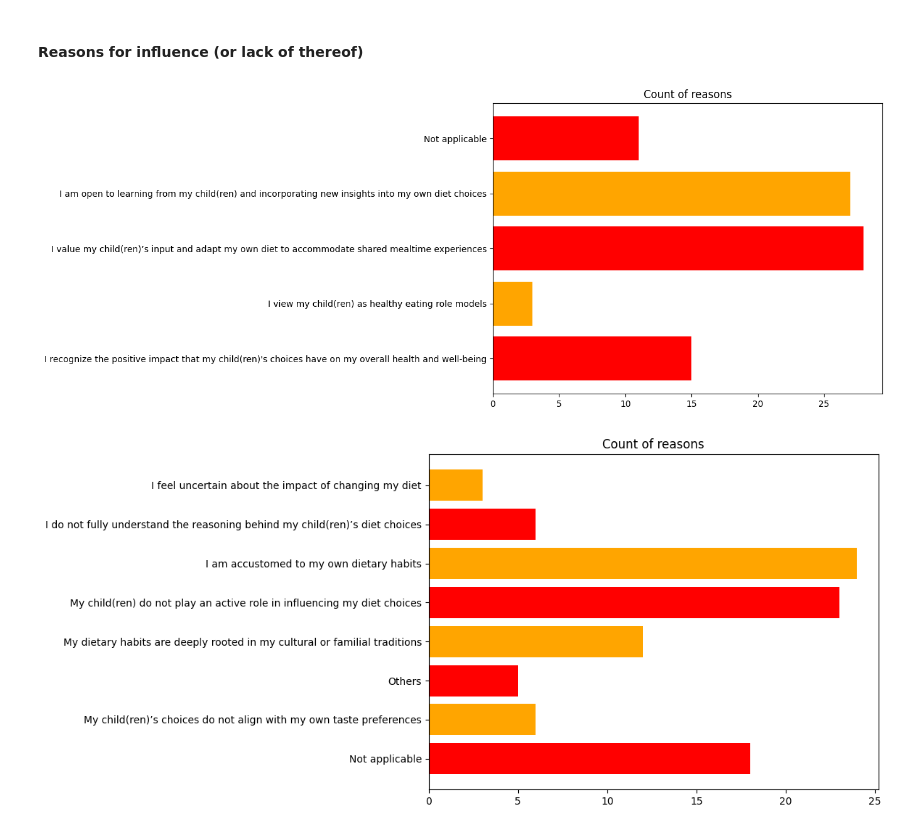
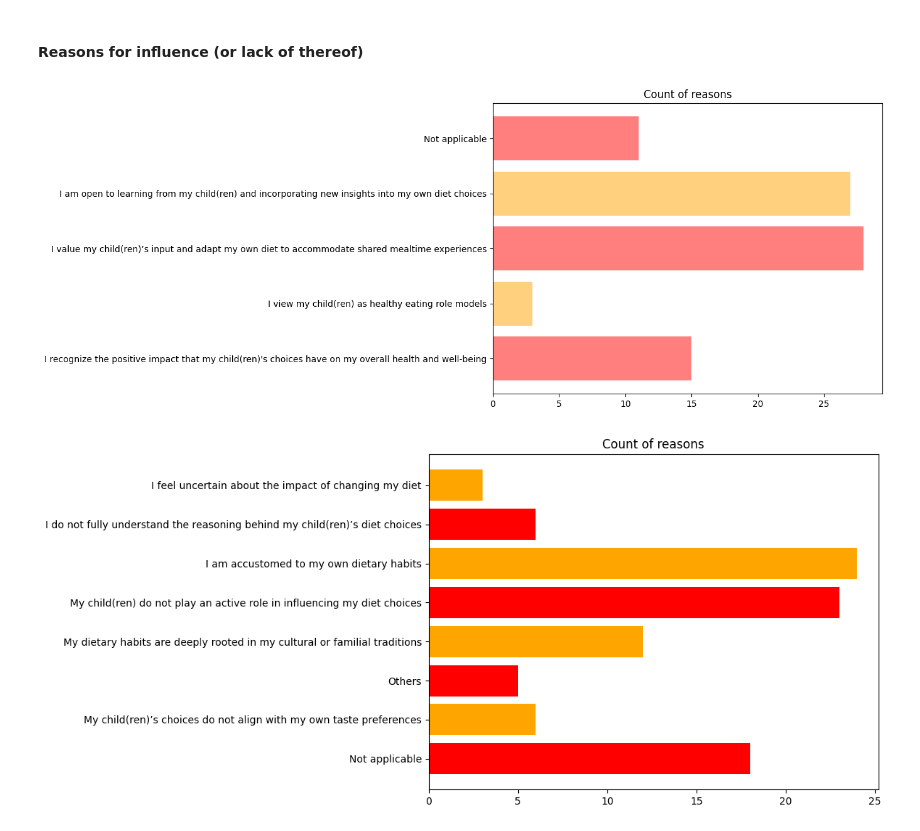
Before and after one commit to sshinanjaya/fyp-23, a Jupyter notebook: FYP/code/EDA.ipynb, the cells around one changed output. Saved outputs shown, nothing was run; the diff lists cells and outputs as text; code cells hidden in the pictures.

```diff
--- a/FYP/code/EDA.ipynb
+++ b/FYP/code/EDA.ipynb
@@ -275,9 +276,9 @@ response_to_influence_level = {
     'Yes, occasionally': 1,
     'Yes, extensively': 2,
     'Yes, moderately': 1,
-    'Yes, frequently': 1,
-    'Yes, often': 1,
-    'Yes, greatly': 1
+    'Yes, frequently': 2,
+    'Yes, often': 2,
+    'Yes, greatly': 2
     }
 # %%
 # Encode influence level variables
@@ -511,14 +512,14 @@ for i in range (0, df_influence_factors_encoded.shape[0]):
 # %%
 reasons = list(reasons_to_count.keys())
 counts = list(reasons_to_count.values())
 
 # Create a bar chart
 plt.figure(figsize=(8, 6))  # Adjust the figure size if needed
-plt.barh(reasons, counts, color=['red', 'orange'])
+plt.barh(reasons, counts, alpha=0.5, color=['red', 'orange'])
 plt.title('Count of reasons')
 plt.show()
 # %% [output]
-[figure, old version]
+[figure, new version]
 # %%
 reasons_to_count = {}
 for i in range (0, df_influence_factors_encoded.shape[0]):
```
Also changed, not shown: parts of 31 cells of this notebook.
